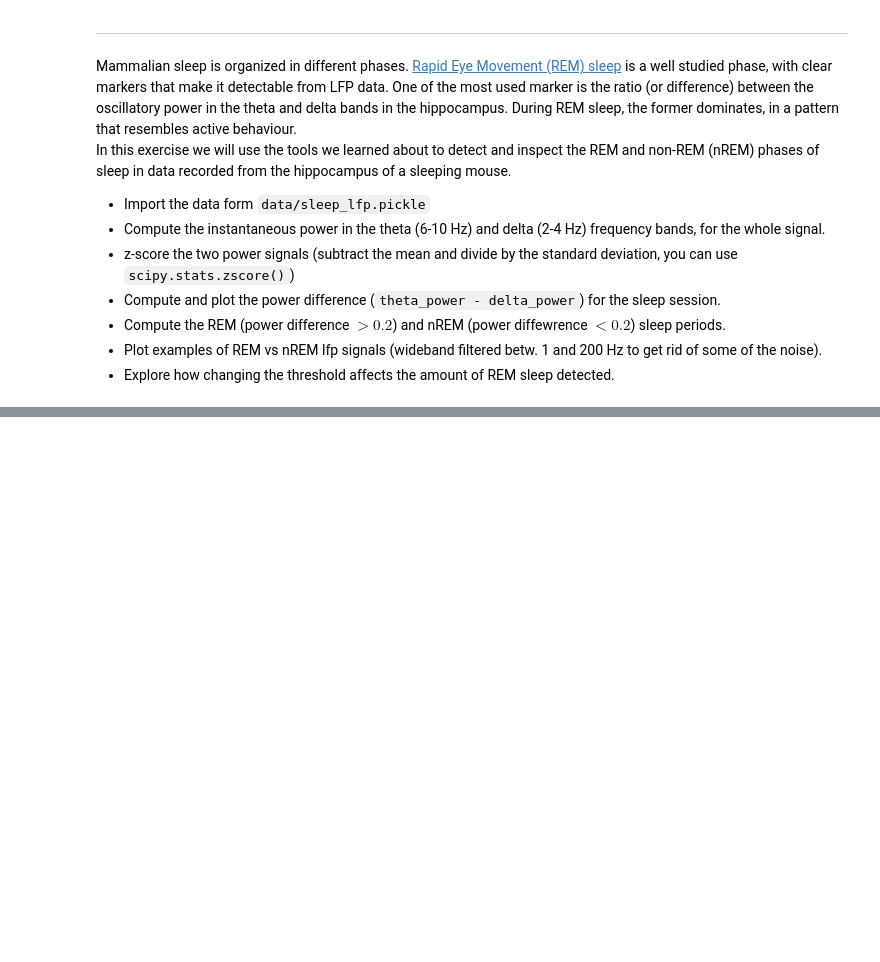
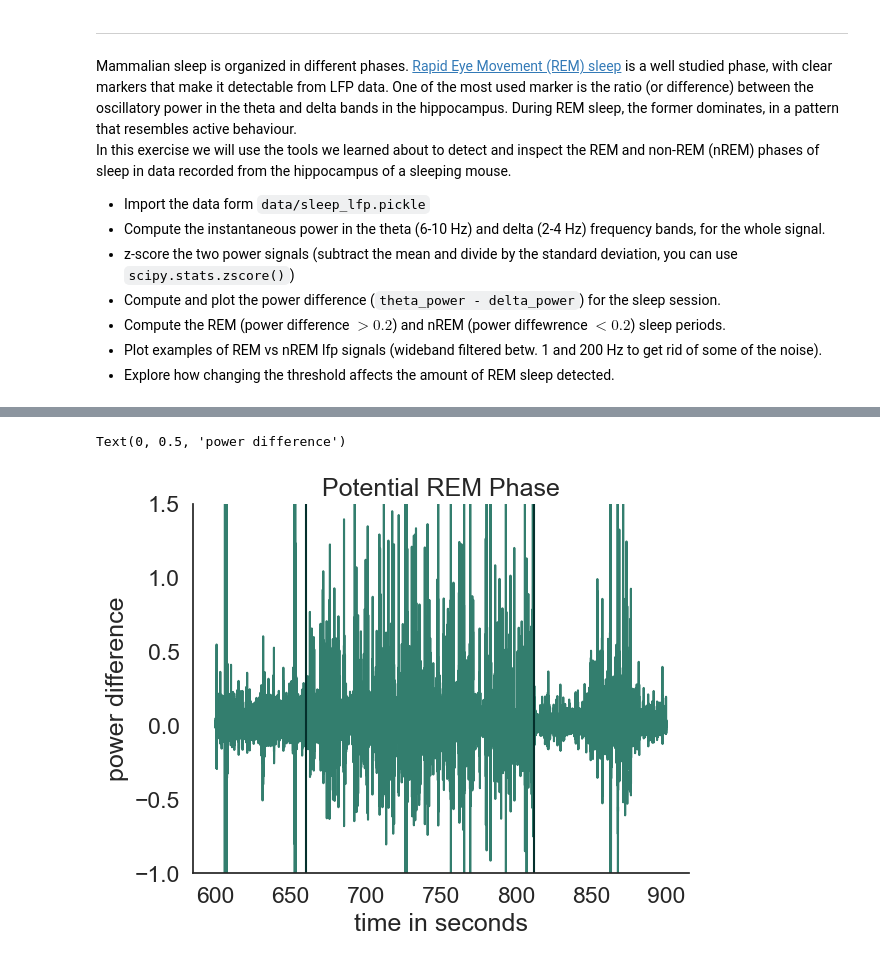
Before and after one commit to KatHemmo/NeuroAnalysis, a Jupyter notebook: exercises.ipynb, the cells around one changed output, grey strips where cells are left out. Drawn from its saved outputs; the diff is of its cells as text; code cells hidden in the pictures; blank space fills up the shorter version.

```diff
--- a/exercises.ipynb
+++ b/exercises.ipynb
@@ -222,0 +256,21 @@ In this exercise we will use the tools we learned about to detect and inspect th
+# %%
+low_f  = 1
+high_f = 200
+filter = butter(3,[low_f,high_f],
+                btype='band',
+                output='sos',
+                fs=sampling_rate)
+
+filtered_signal = sosfilt(filter, diff)
+# %%
+time = np.linspace(600,900,300000)
+plt.plot(time,filtered_signal[600000:900000], color = '#337E6E')
+plt.title('Potential REM Phase')
+plt.ylim(-1,1.5)
+plt.axvline(660,-1,1,color = '#04302C')
+plt.axvline(812,-1,1,color = '#04302C')
+plt.xlabel('time in seconds')
+plt.ylabel('power difference')
+# %% [output]
+Text(0, 0.5, 'power difference')
+[figure, added]
```
Also changed, not shown: parts of 15 cells of this notebook.
